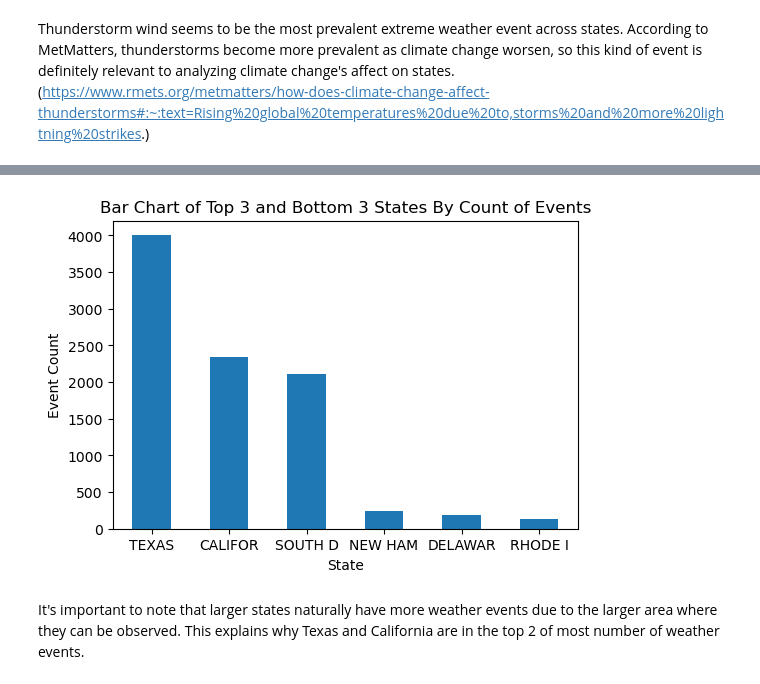
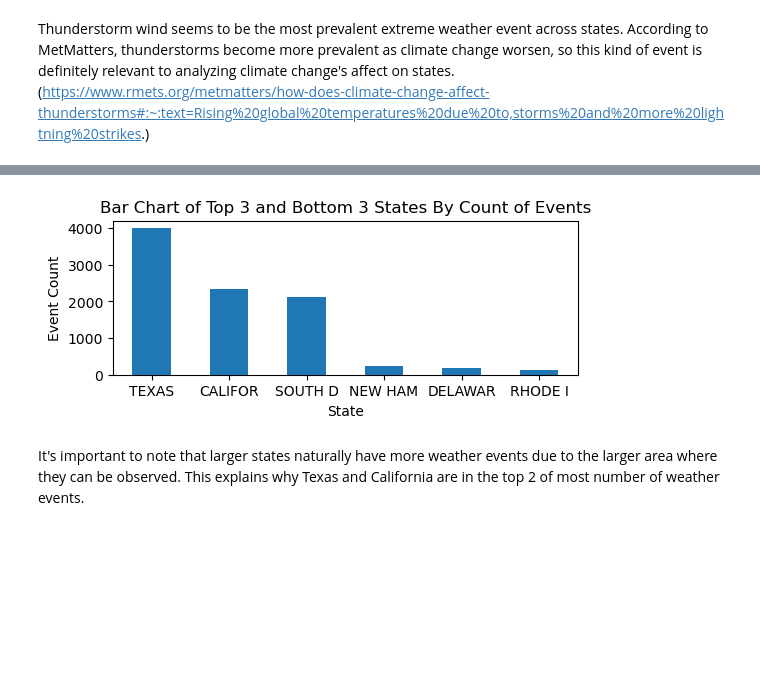
Before and after one commit to ncolebank12/math189-proj, a Jupyter notebook: project_export.ipynb, the cells around one changed output, grey strips where cells are left out. Cells and saved outputs as stored; diff of their text form; code cells hidden in the pictures; blank space fills up the shorter version.

```diff
--- a/project_export.ipynb
+++ b/project_export.ipynb
@@ -309,17 +236,17 @@ events_most.head()
 # %%
 combined_df = pd.concat([events_most.head(3), events_most.tail(3)])
 combined_df['STATE'] = combined_df['STATE'].apply(lambda x: x[:7])
 
-plt.rcParams["figure.figsize"] = (6,4)
+plt.rcParams["figure.figsize"] = (6,2)
 combined_df.reset_index(drop=True, inplace=True)
 combined_df.plot(kind='bar', x='STATE', y='counts', legend=False)
 plt.xlabel('State')
 plt.ylabel('Event Count')
 plt.title('Bar Chart of Top 3 and Bottom 3 States By Count of Events')
 plt.xticks(rotation=0)
 plt.show()
 # %% [output]
-[figure, old version]
+[figure, new version]
 # %% [markdown]
 It's important to note that larger states naturally have more weather events due to the larger area where they can be observed. This explains why Texas and California are in the top 2 of most number of weather events.
 # %%
```
Also changed, not shown: parts of 42 cells of this notebook.
